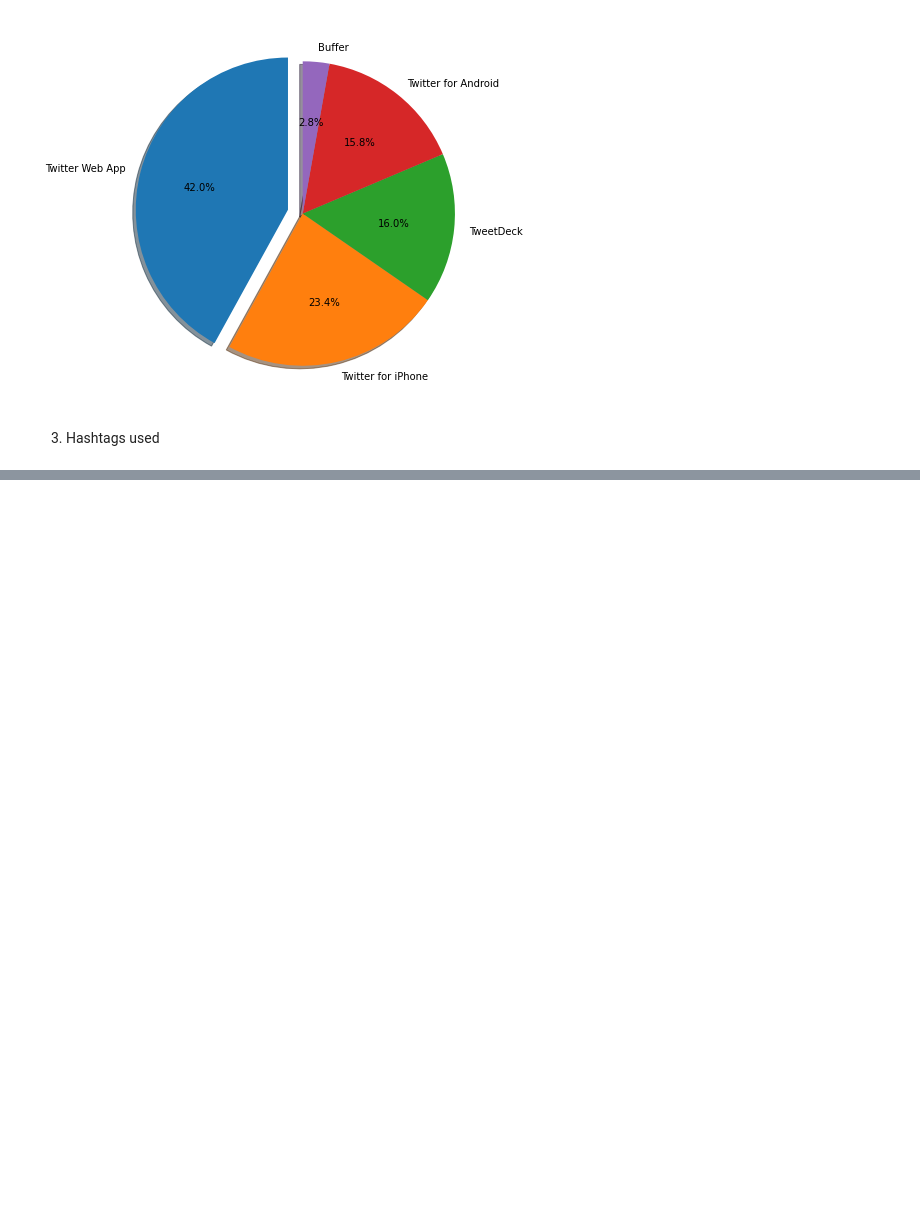
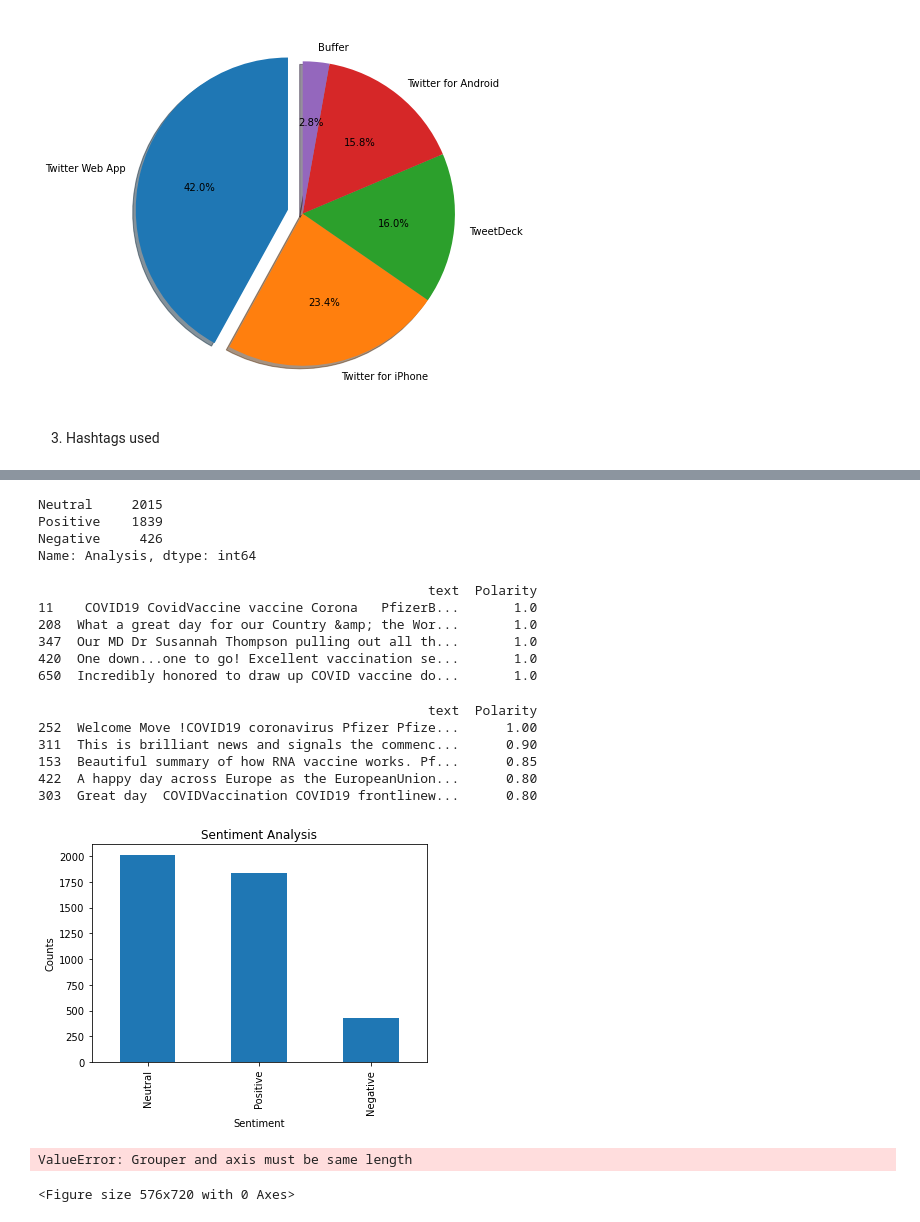
Before and after one commit to zuhairaziz95/PfizerEDA, a Jupyter notebook: Pfizer_Analysis.ipynb, the cells around one changed output, grey strips where cells are left out. Drawn from its saved outputs; the diff is of its cells as text; code cells hidden in the pictures; blank space fills up the shorter version.

```diff
--- a/Pfizer_Analysis.ipynb
+++ b/Pfizer_Analysis.ipynb
@@ -256,0 +312,12 @@ plt.show()
+# %%
+# Create the function to get the subjectivity
+def getSubjectivity(text):
+    return TextBlob(text).sentiment.subjectivity
+
+# Create the function to get the polarity
+def getPolarity(text):
+    return TextBlob(text).sentiment.polarity
+# %%
+# Create new column subj and polarity
+data2['Subjectivity'] = data2['text'].apply(getSubjectivity)
+data2['Polarity']     = data2['text'].apply(getPolarity)
@@ -256,0 +334,13 @@ plt.show()
+# %%
+# Create the function compute the negative, neutral and positive analysis
+def getAnalysis(score):
+    if score < 0:
+        return 'Negative'
+    elif score ==0:
+        return 'Neutral'
+    else:
+        return 'Positive'
+# %%
+# Create new column , score
+data2['Analysis']= data2['Polarity'].apply(getAnalysis)
+data2.head()
@@ -256,0 +354,54 @@ plt.show()
+# %%
+data2['Analysis'].value_counts()
+# %% [output]
+Neutral     2015
+Positive    1839
+Negative     426
+Name: Analysis, dtype: int64
+# %%
+# Shows the top 5 tweets with highest polarity scores
+Highest =data2.nlargest(5,'Polarity')[['text','Polarity']]
+print(Highest)
+# %% [output]
+                                                  text  Polarity
+11    COVID19 CovidVaccine vaccine Corona   PfizerB...       1.0
+208  What a great day for our Country &amp; the Wor...       1.0
+347  Our MD Dr Susannah Thompson pulling out all th...       1.0
+420  One down...one to go! Excellent vaccination se...       1.0
+650  Incredibly honored to draw up COVID vaccine do...       1.0
+# %%
+# Shows the top 5 tweets with among highest polarity scores
+sortedPolarity= data3.sort_values(by=['Polarity'], ascending=False)
+print(sortedPolarity[['text','Polarity']][0:5])
+# %% [output]
+                                                  text  Polarity
+252  Welcome Move !COVID19 coronavirus Pfizer Pfize...      1.00
+311  This is brilliant news and signals the commenc...      0.90
+153  Beautiful summary of how RNA vaccine works. Pf...      0.85
+422  A happy day across Europe as the EuropeanUnion...      0.80
+303  Great day  COVIDVaccination COVID19 frontlinew...      0.80
+# %%
+# General overview of distribution of Sentiment
+# show the value counts
+
+data2['Analysis'].value_counts()
+
+# plot and visualize the counts
+data2['Analysis'].value_counts().plot(kind='bar')
+plt.title('Sentiment Analysis')
+plt.xlabel('Sentiment')
+plt.ylabel('Counts')
+plt.show()
+# %% [output]
+[figure, added]
+# %%
+## Top 5 tweets by country
+
+fig, ax = plt.subplots(figsize=(10, 16))
+sns.barplot(x="user_followers", y="user_name", orient="h", palette=["b"],
+           data=data2[(data2.Analysis== "Positive")]\
+           .drop_duplicates(subset=["user_name"])\
+           .sort_values(by=["user_followers"], ascending=False)[["user_name", "user_followers"]][:10])
+# %% [output]
+ValueError: Grouper and axis must be same length
+<Figure size 576x720 with 0 Axes>
```
Also changed, not shown: parts of 18 cells of this notebook.
